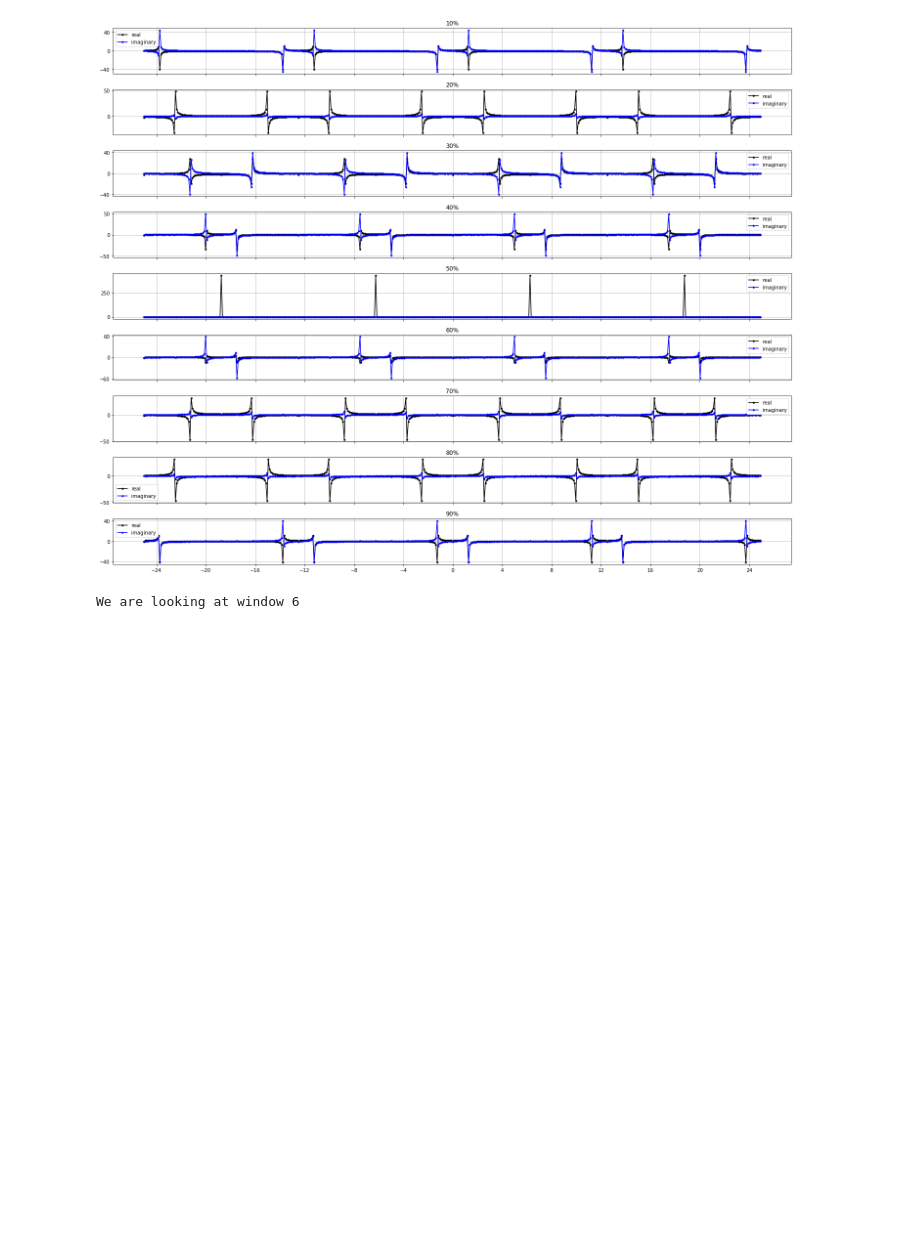
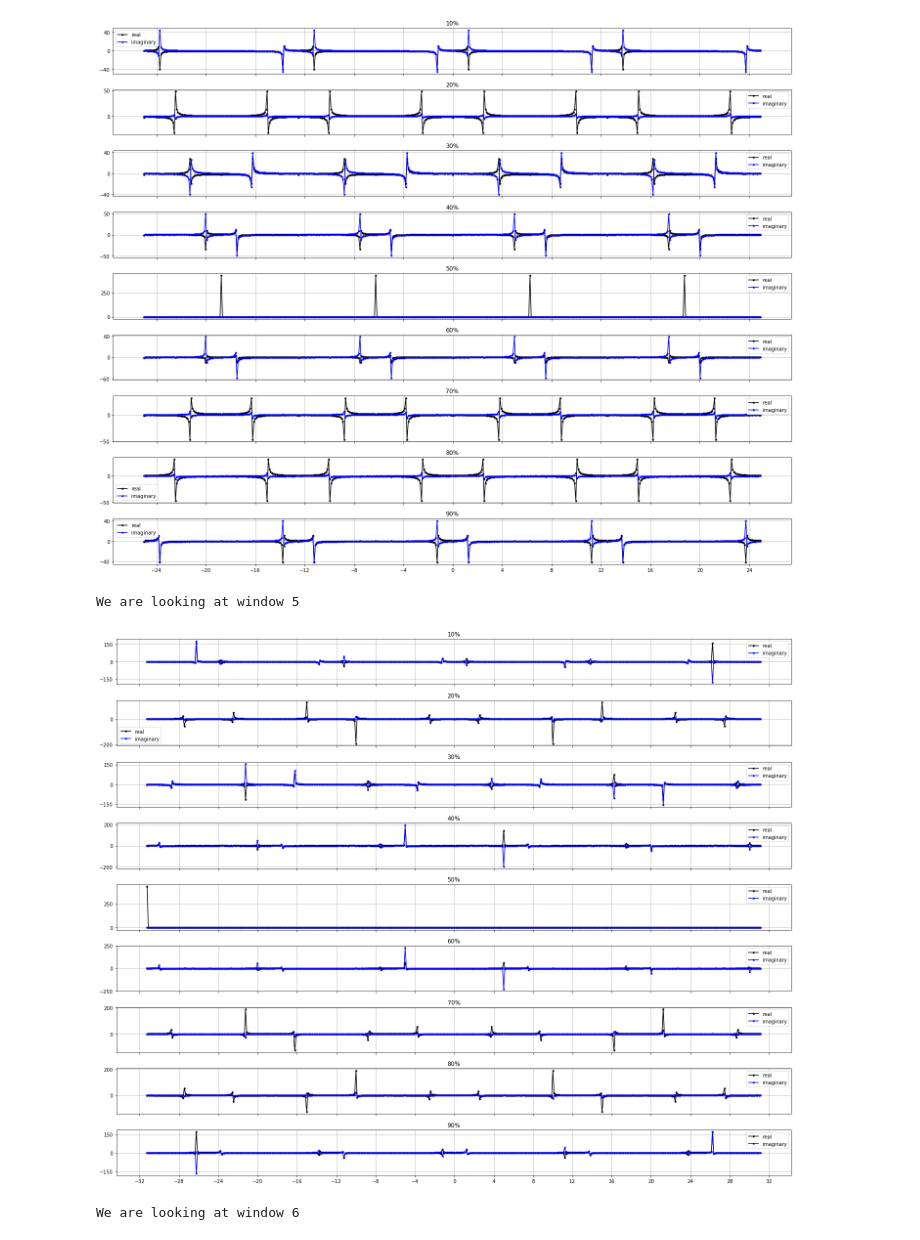
Before and after one commit to ahermosillo/ugastro121, a Jupyter notebook: Lab1/Lab1_dataAnalysis.ipynb, the cells around one changed output. Drawn from its saved outputs; the diff is of its cells as text; code cells hidden in the pictures; blank space fills up the shorter version.

```diff
--- a/Lab1/Lab1_dataAnalysis.ipynb
+++ b/Lab1/Lab1_dataAnalysis.ipynb
@@ -343,6 +307,11 @@ plotNDFT(vSig, vSamp, 4)
 # %% [output]
 We are looking at window 4
 [figure]
+# %%
+plotNDFT(vSig, vSamp, 5)
+# %% [output]
+We are looking at window 5
+[figure, added]
 # %%
 plotNDFT(vSig, vSamp, 6)
 # %% [output]
```
Also changed, not shown: parts of 47 cells of this notebook.
